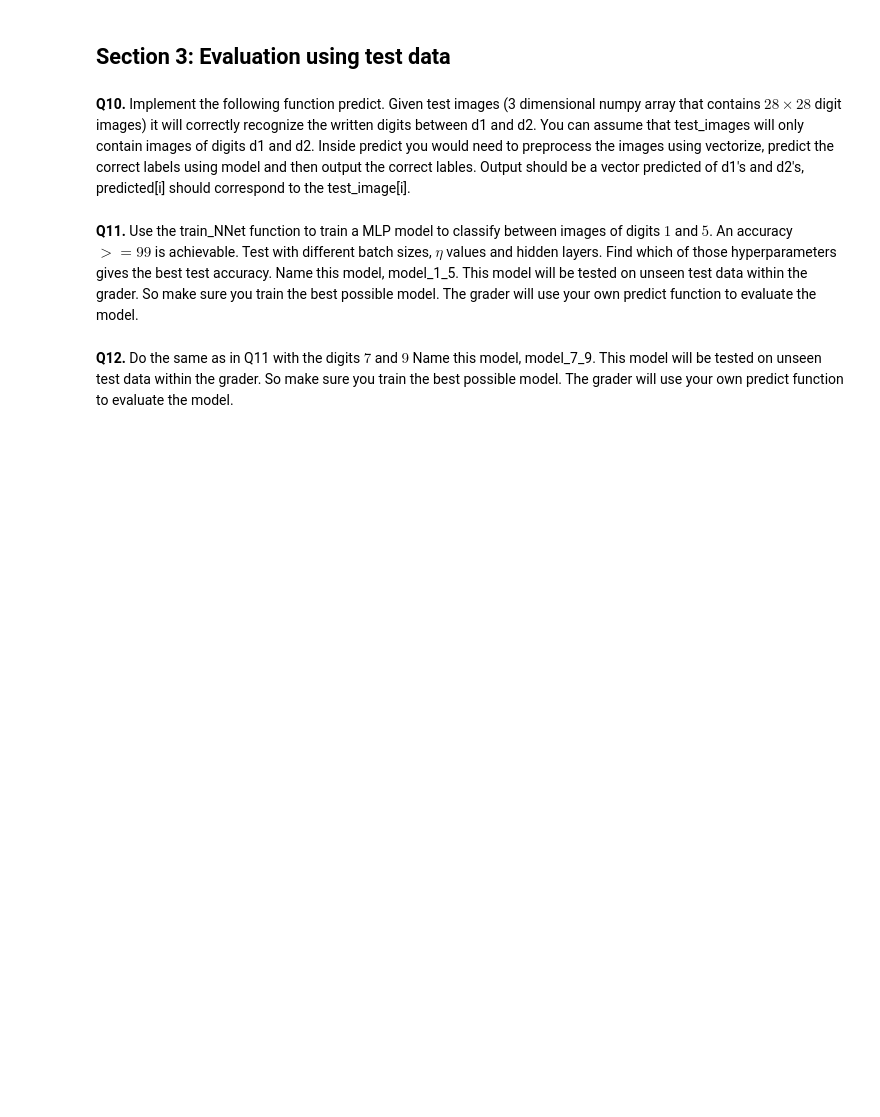
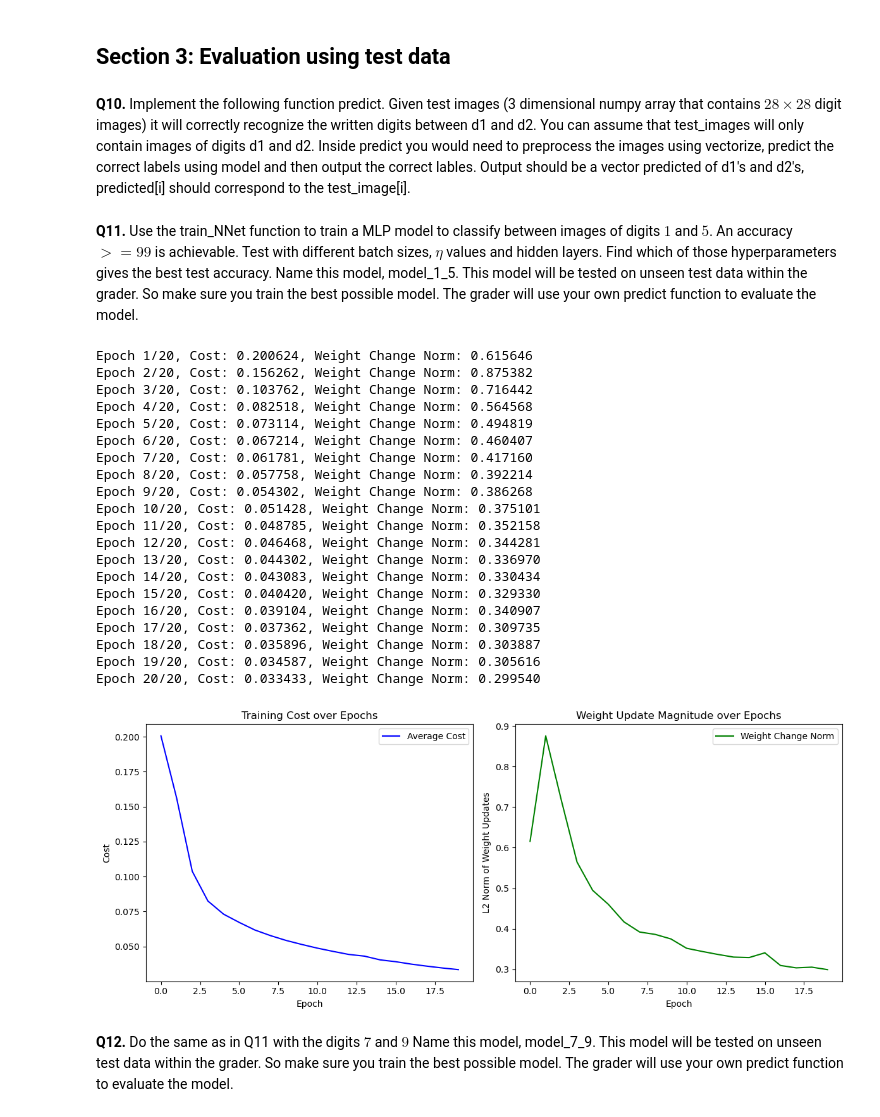
Before and after one commit to Abithan07/Neural-Networks-and-Fuzzy-Logic-Project-2, a Jupyter notebook: MA4144InClass2(NNet).ipynb, the cells around one changed output. Saved outputs shown, nothing was run; the diff lists cells and outputs as text; code cells hidden in the pictures; blank space fills up the shorter version.

```diff
--- a/MA4144InClass2(NNet).ipynb
+++ b/MA4144InClass2(NNet).ipynb
@@ -266,11 +259,42 @@ Based on the backpropagation algorithm implement the backpropagation method in t
 
 The function takes in a NNet model, input data $X$ and the corresponding class labels $Y$. learning rate can be set as desired.
 # %%
-def backpropagation(model, X, Y, eta = 0.01):
+def backpropagation(model, X, Y, eta=0.01):
 
-    #TODO
+    L = len(model.W)
+    m = X.shape[1]
 
-    return(model)
+    # Initialize gradient for output layer
+    dA = model.Y[L-1] - Y.reshape(1, -1) if Y.ndim == 1 else model.Y[L-1] - Y
+
+    # Backpropagate through all layers
+    for l in reversed(range(L)):
+        if l == L - 1:
+            dZ = dA * deriv_sigmoid(model.Y[l])
+        else:
+            dZ = dA * deriv_ReLu(model.Y[l])
+
+        # Get previous layer activations
+        if l == 0:
+            A_prev = X
+        else:
+            A_prev = model.Y[l-1]
+
+        # Add bias to previous activations
+        A_prev_bias = np.vstack([A_prev, np.ones((1, A_prev.shape[1]))])
+
+        # Compute weight gradients
+        dW = (1 / m) * (dZ @ A_prev_bias.T)
+
+        # Compute gradients for previous layer (excluding bias)
+        if l > 0:
+            W_no_bias = model.W[l][:, :-1]
+            dA = W_no_bias.T @ dZ
+
+        # Update weights
+        model.W[l] -= eta * dW
+
+    return model
 # %% [markdown]
 **Q9.** Now implement the training algorithm.
 
@@ -298,11 +394,32 @@ def predict(model, test_images, d1, d2):
 # %% [markdown]
 **Q11.** Use the train_NNet function to train a MLP model to classify between images of digits $1$ and $5$. An accuracy $>= 99%$ is achievable. Test with different batch sizes, $\eta$ values and hidden layers. Find which of those hyperparameters gives the best test accuracy. Name this model, model_1_5. This model will be tested on unseen test data within the grader. So make sure you train the best possible model. The grader will use your own predict function to evaluate the model.
 # %%
-#TODO
+Y_train = train_y_1_5.reshape(1, -1)
 
-
-
-model_1_5 = None
+# Train the model
+model_1_5 = train_NNet(train_X_1_5, Y_train, epochs=20, batch_size=64, eta=0.01)
+# %% [output]
+Epoch 1/20, Cost: 0.200624, Weight Change Norm: 0.615646
+Epoch 2/20, Cost: 0.156262, Weight Change Norm: 0.875382
+Epoch 3/20, Cost: 0.103762, Weight Change Norm: 0.716442
+Epoch 4/20, Cost: 0.082518, Weight Change Norm: 0.564568
+Epoch 5/20, Cost: 0.073114, Weight Change Norm: 0.494819
+Epoch 6/20, Cost: 0.067214, Weight Change Norm: 0.460407
+Epoch 7/20, Cost: 0.061781, Weight Change Norm: 0.417160
+Epoch 8/20, Cost: 0.057758, Weight Change Norm: 0.392214
+Epoch 9/20, Cost: 0.054302, Weight Change Norm: 0.386268
+Epoch 10/20, Cost: 0.051428, Weight Change Norm: 0.375101
+Epoch 11/20, Cost: 0.048785, Weight Change Norm: 0.352158
+Epoch 12/20, Cost: 0.046468, Weight Change Norm: 0.344281
+Epoch 13/20, Cost: 0.044302, Weight Change Norm: 0.336970
+Epoch 14/20, Cost: 0.043083, Weight Change Norm: 0.330434
+Epoch 15/20, Cost: 0.040420, Weight Change Norm: 0.329330
+Epoch 16/20, Cost: 0.039104, Weight Change Norm: 0.340907
+Epoch 17/20, Cost: 0.037362, Weight Change Norm: 0.309735
+Epoch 18/20, Cost: 0.035896, Weight Change Norm: 0.303887
+Epoch 19/20, Cost: 0.034587, Weight Change Norm: 0.305616
+Epoch 20/20, Cost: 0.033433, Weight Change Norm: 0.299540
+[figure, added]
 # %% [markdown]
 **Q12.** Do the same as in Q11 with the digits $7$ and $9$ Name this model, model_7_9. This model will be tested on unseen test data within the grader. So make sure you train the best possible model. The grader will use your own predict function to evaluate the model.
 # %%
```
Also changed, not shown: parts of 11 cells of this notebook.
